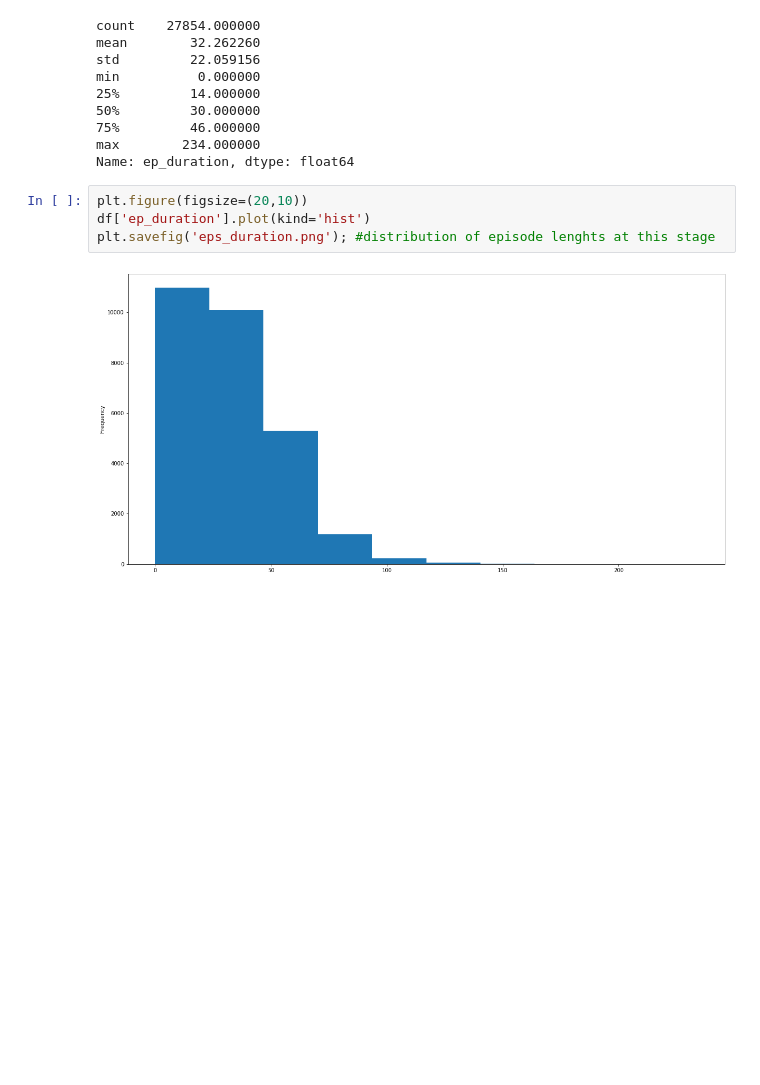
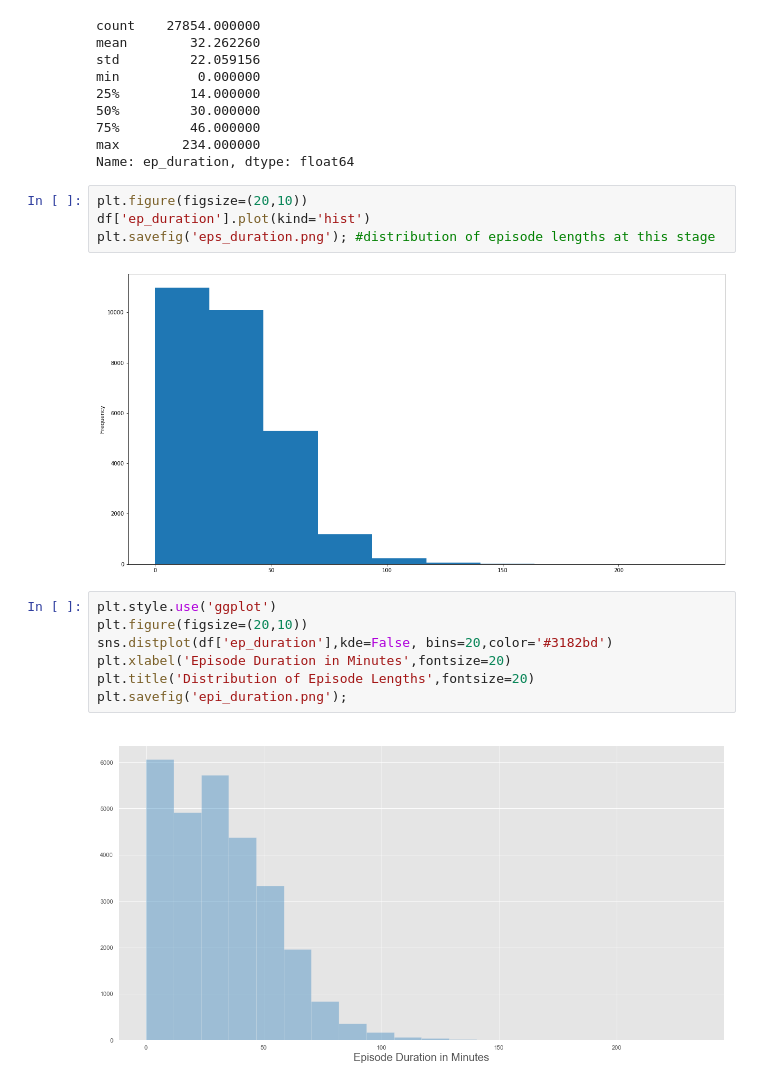
Before and after one commit to sukanto-m/Spotify_Finance_Podcasts, a Jupyter notebook: Finance_Episodes_Analysis.ipynb, the cells around one changed output. Drawn from its saved outputs; the diff is of its cells as text; blank space fills up the shorter version.

```diff
--- a/Finance_Episodes_Analysis.ipynb
+++ b/Finance_Episodes_Analysis.ipynb
@@ -55,6 +57,15 @@ Name: ep_duration, dtype: float64
 # %%
 plt.figure(figsize=(20,10))
 df['ep_duration'].plot(kind='hist')
-plt.savefig('eps_duration.png'); #distribution of episode lenghts at this stage
+plt.savefig('eps_duration.png'); #distribution of episode lengths at this stage
 # %% [output]
 [figure]
+# %%
+plt.style.use('ggplot')
+plt.figure(figsize=(20,10))
+sns.distplot(df['ep_duration'],kde=False, bins=20,color='#3182bd')
+plt.xlabel('Episode Duration in Minutes',fontsize=20)
+plt.title('Distribution of Episode Lengths',fontsize=20)
+plt.savefig('epi_duration.png');
+# %% [output]
+[figure, added]
```
Also changed, not shown: parts of 21 cells of this notebook, 1 other file.
